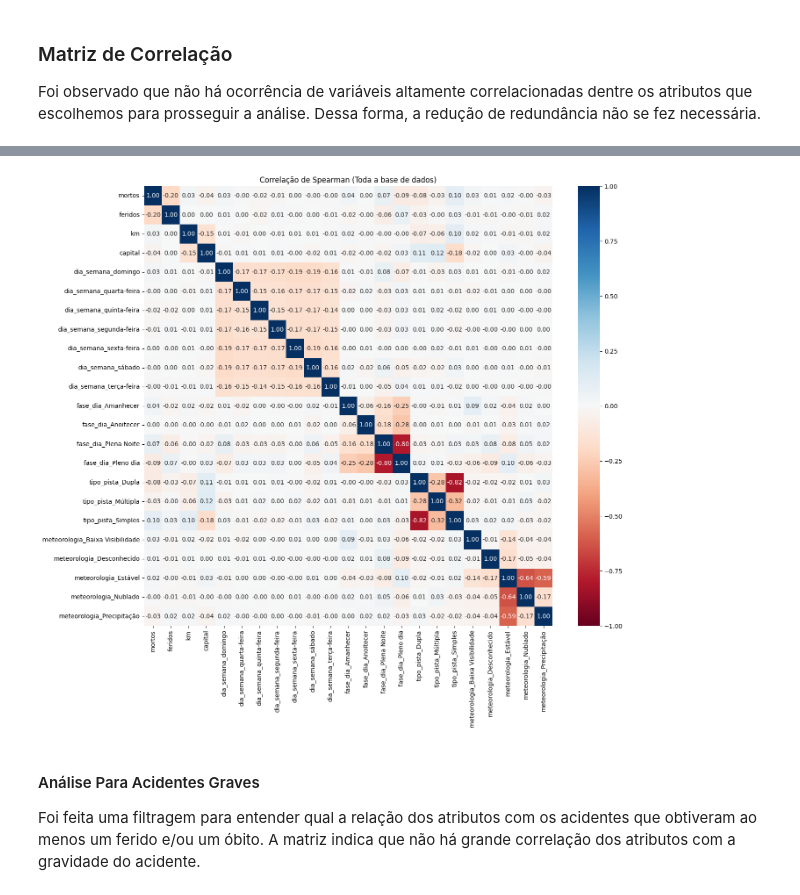
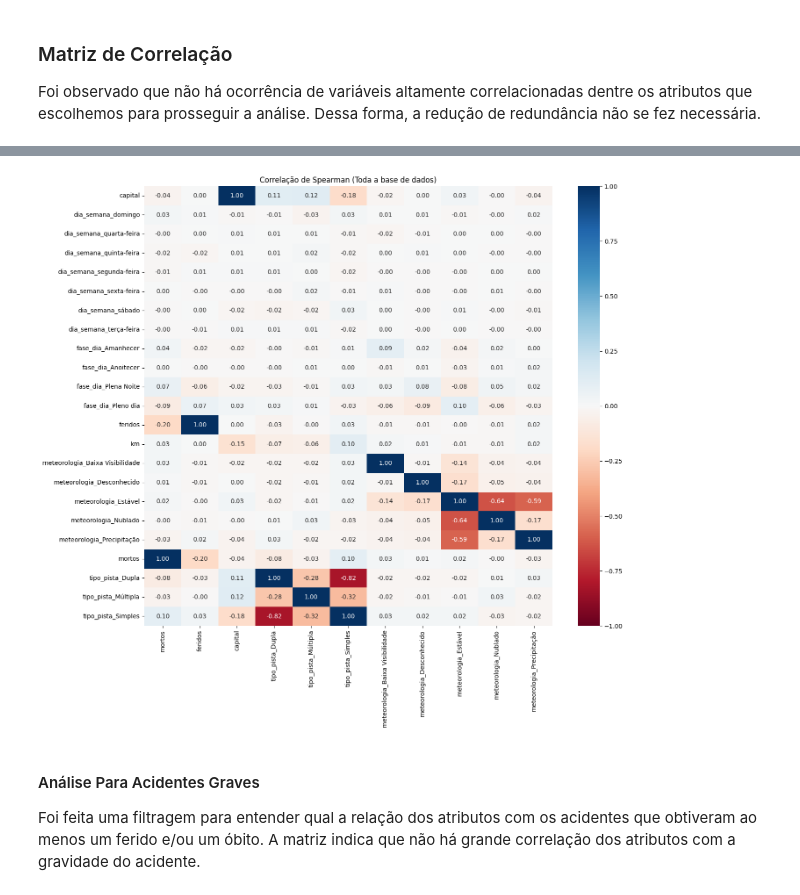
Before and after one commit to mmesqigor/Padroes-de-Acidentes-de-Transito-no-Brasil, a Jupyter notebook: index.ipynb, the cells around one changed output, grey strips where cells are left out. Cells and saved outputs as stored; diff of their text form; code cells hidden in the pictures.

```diff
--- a/index.ipynb
+++ b/index.ipynb
@@ -382,14 +402,18 @@ Foi observado que não há ocorrência de variáveis altamente correlacionadas d
 # %%
 # Selecionando apenas as colunas relacionadas a vítimas, quilometragem, dia de semana e fase do dia
 colunas_interesse = ['mortos', 'feridos', 'km', 'capital'] + [c for c in df_encoded.columns if 'dia_semana' in c or 'fase_dia' in c or 'meteorologia' in c or 'tipo_pista' in c]
-corr_com_vitimas = df_encoded[colunas_interesse].corr(method='spearman')
+corr_df = df_encoded[colunas_interesse].corr(method='spearman')
+
+# Variáveis de interesse para correlação
+vars_corr = ['mortos', 'feridos', 'capital'] + [c for c in df_encoded.columns if 'meteorologia' in c or 'tipo_pista' in c]
+target_corr = corr_df[vars_corr].sort_index()
 
 plt.figure(figsize=(15, 13))
-sns.heatmap(corr_com_vitimas, annot=True, cmap='RdBu', center=0, fmt=".2f", vmin=-1, vmax=1)
+sns.heatmap(target_corr, annot=True, cmap='RdBu', center=0, fmt=".2f", vmin=-1, vmax=1)
 plt.title('Correlação de Spearman (Toda a base de dados)')
 plt.show()
 # %% [output]
-[figure, old version]
+[figure, new version]
 # %% [markdown]
 #### Análise Para Acidentes Graves
 Foi feita uma filtragem para entender qual a relação dos atributos com os acidentes que obtiveram ao menos um ferido e/ou um óbito. A matriz indica que não há grande correlação dos atributos com a gravidade do acidente.
```
Also changed, not shown: parts of 2 cells of this notebook.
